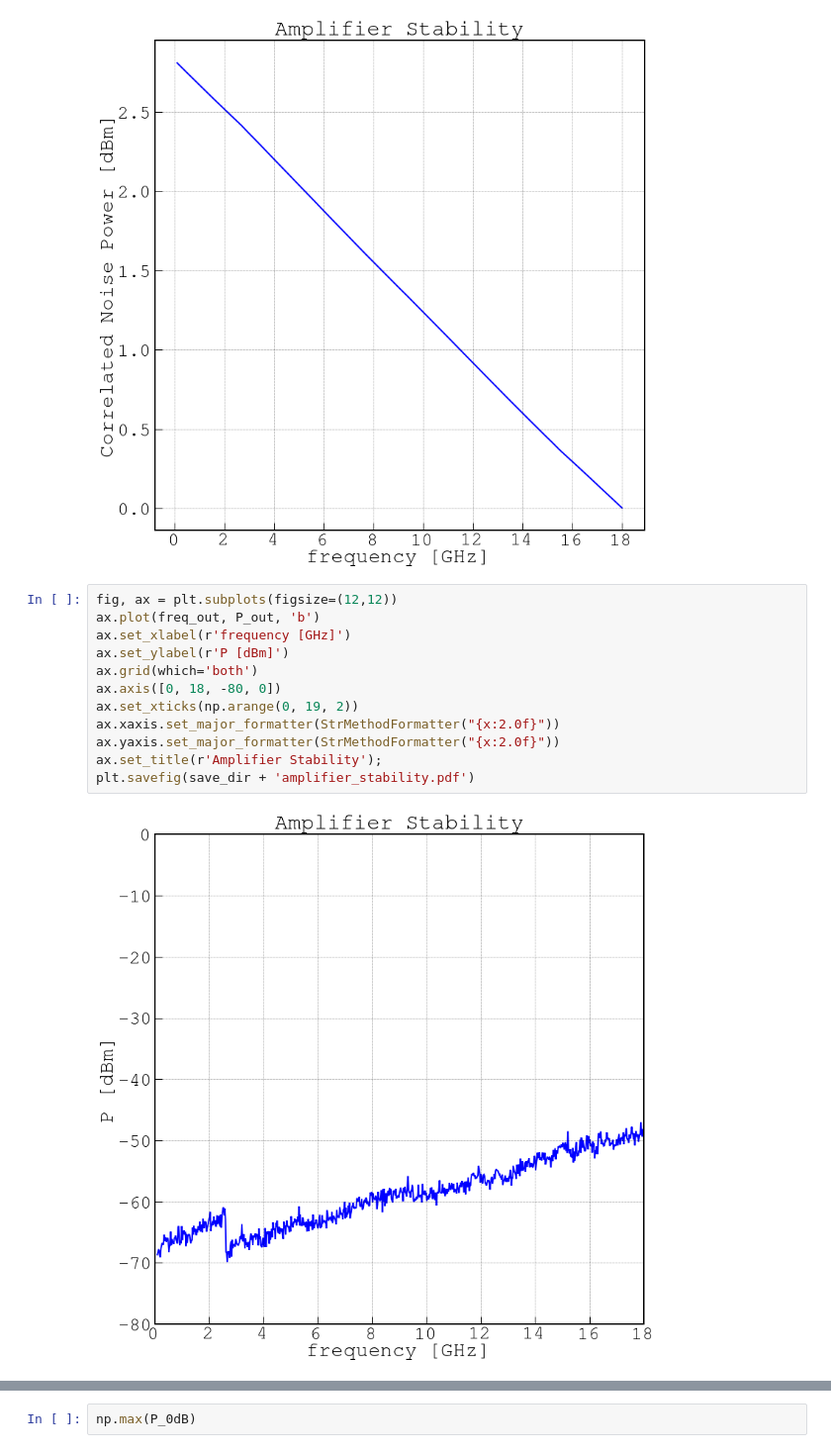
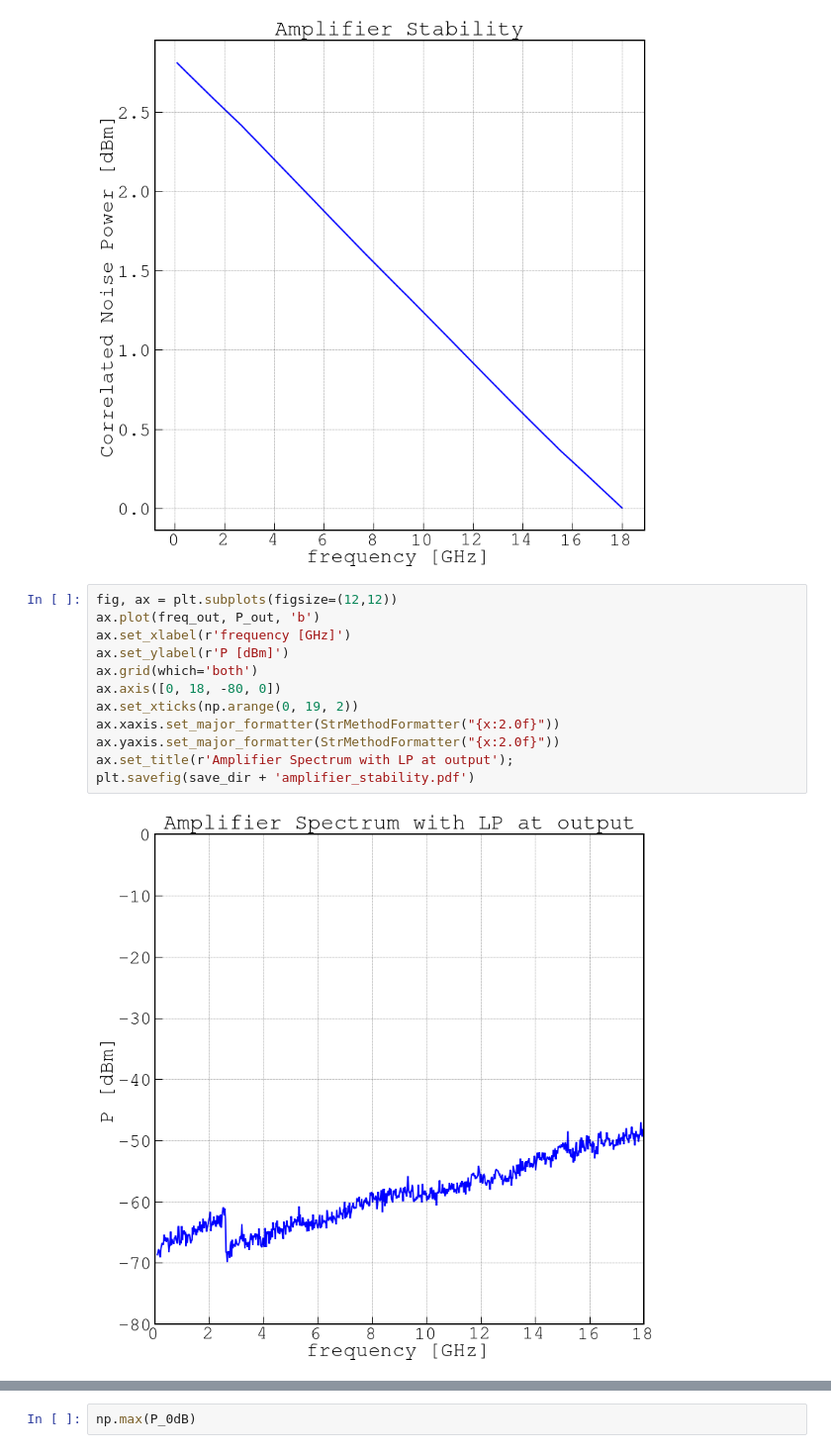
Before and after one commit to WanduiAlbert/HighFrequencyLab, a Jupyter notebook: Lab 5 files/Analysis.ipynb, the cells around one changed output, grey strips where cells are left out. Shown: that part at 99% size. Cells and saved outputs as stored; diff of their text form.

```diff
--- a/Lab 5 files/Analysis.ipynb
+++ b/Lab 5 files/Analysis.ipynb
@@ -110,17 +110,17 @@ ax.set_title(r'Amplifier Stability');
 # %%
 fig, ax = plt.subplots(figsize=(12,12))
 ax.plot(freq_out, P_out, 'b')
 ax.set_xlabel(r'frequency [GHz]')
 ax.set_ylabel(r'P [dBm]')
 ax.grid(which='both')
 ax.axis([0, 18, -80, 0])
 ax.set_xticks(np.arange(0, 19, 2))
 ax.xaxis.set_major_formatter(StrMethodFormatter("{x:2.0f}"))
 ax.yaxis.set_major_formatter(StrMethodFormatter("{x:2.0f}"))
-ax.set_title(r'Amplifier Stability');
+ax.set_title(r'Amplifier Spectrum with LP at output');
 plt.savefig(save_dir + 'amplifier_stability.pdf')
 # %% [output]
-[figure, old version]
+[figure, new version]
 # %%
 fig, ax = plt.subplots(figsize=(12,12))
 ax.plot(freq_20dB, P_20dB, 'b')
```
Also changed, not shown: parts of 2 cells of this notebook, 4 other files.
